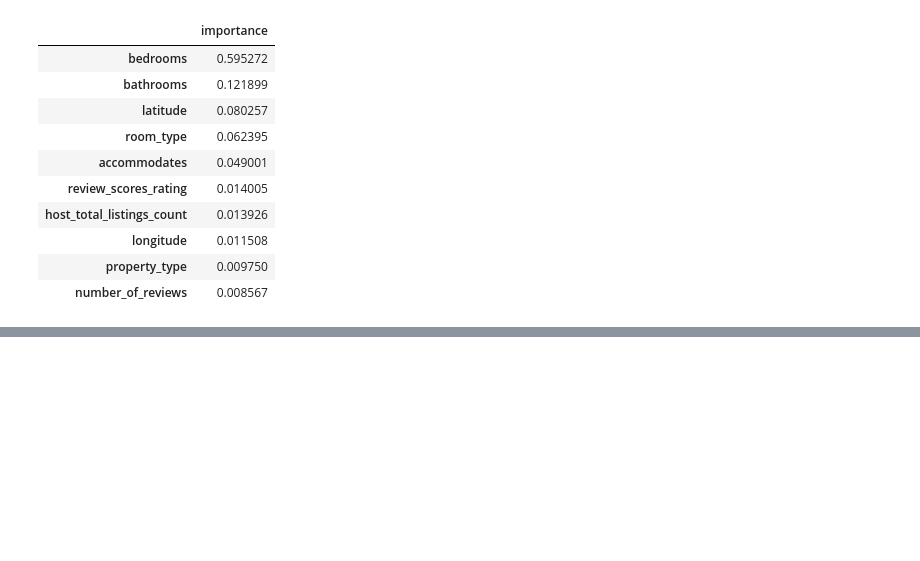
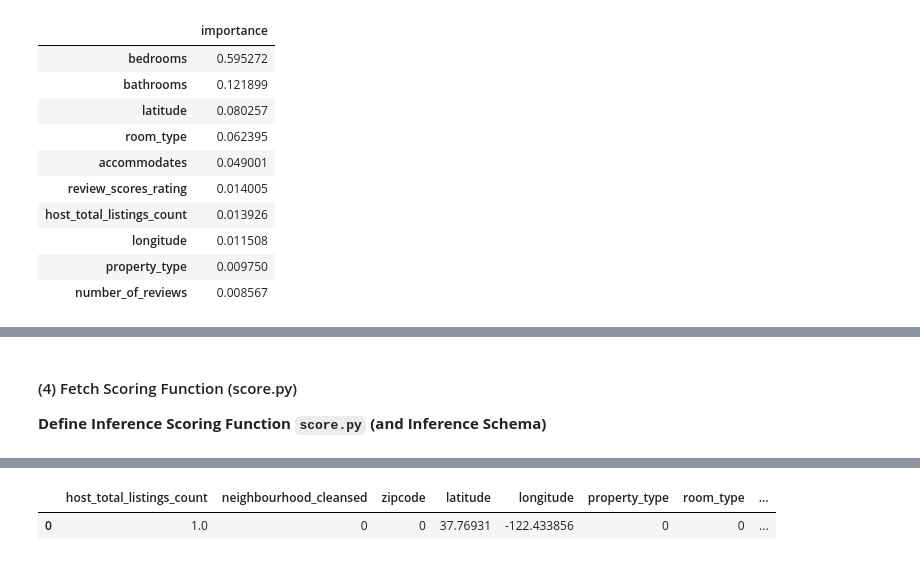
Before and after one commit to a93701011/aml-mlops, a Jupyter notebook: databricks/mlflow-airbnb-draft.ipynb, the cells around one changed output, grey strips where cells are left out. Saved outputs shown, nothing was run; the diff lists cells and outputs as text; code cells hidden in the pictures; blank space fills up the shorter version.

```diff
--- a/databricks/mlflow-airbnb-draft.ipynb
+++ b/databricks/mlflow-airbnb-draft.ipynb
@@ -262,0 +419,6 @@ model = Model.register(model_path ='./mymodel1/model.pkl',
+# %% [markdown]
+#### (4) Fetch Scoring Function (score.py)
+**Define Inference Scoring Function `score.py` (and Inference Schema)**
+# %%
+df.head(1)
+# %% [output]
@@ -262,0 +426,2 @@ model = Model.register(model_path ='./mymodel1/model.pkl',
+|  | host_total_listings_count | neighbourhood_cleansed | zipcode | latitude | longitude | property_type | room_type | ... |
+| 0 | 1.0 | 0 | 0 | 37.76931 | -122.433856 | 0 | 0 | ... |
```
Also changed, not shown: parts of 62 cells of this notebook, 10 other files.
